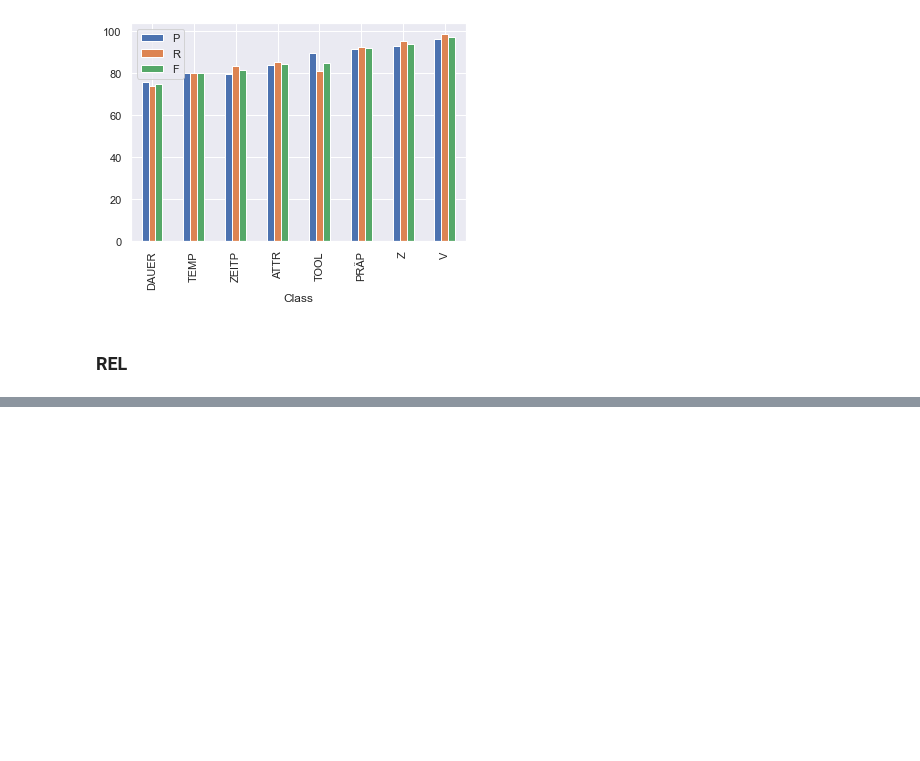
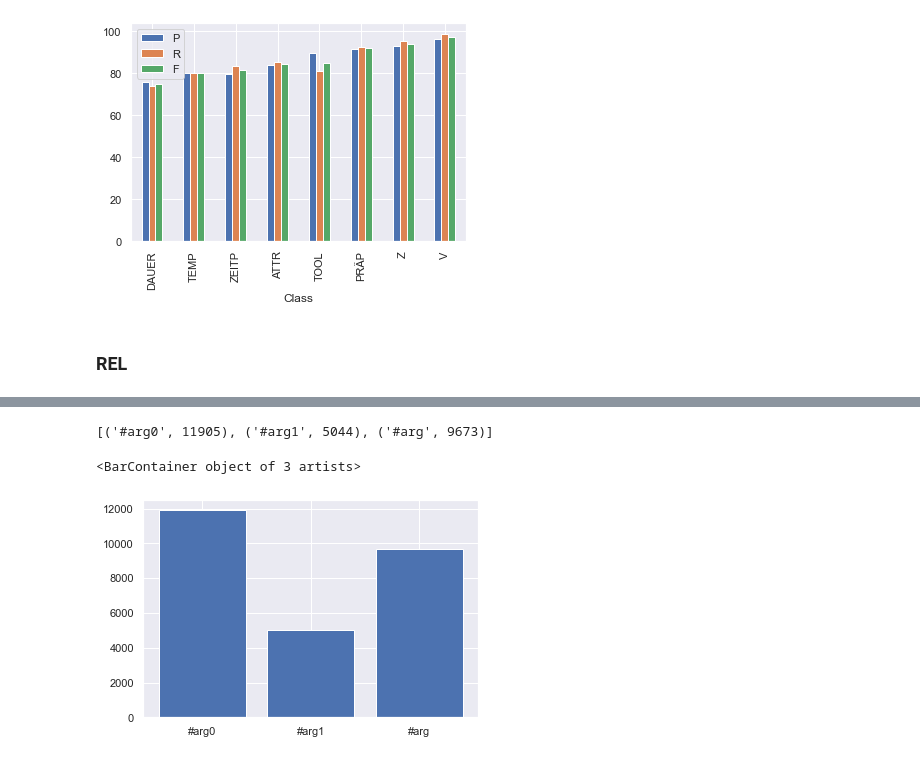
Before and after one commit to CorneliusSchramm/ReciParse_Scripts, a Jupyter notebook: 06_annotated_data_analysis/data_analysis_leo.ipynb, the cells around one changed output, grey strips where cells are left out. Saved outputs shown, nothing was run; the diff lists cells and outputs as text; code cells hidden in the pictures; blank space fills up the shorter version.

```diff
--- a/06_annotated_data_analysis/data_analysis_leo.ipynb
+++ b/06_annotated_data_analysis/data_analysis_leo.ipynb
@@ -280,0 +380,9 @@ scores.sort_values(by="F").plot.bar()
+# %%
+amount_rel
+# %% [output]
+[('#arg0', 11905), ('#arg1', 5044), ('#arg', 9673)]
+# %%
+plt.bar([i[0] for i in amount_rel], [i[1] for i in amount_rel])
+# %% [output]
+<BarContainer object of 3 artists>
+[figure, added]
```
Also changed, not shown: parts of 21 cells of this notebook, 1 other file.
